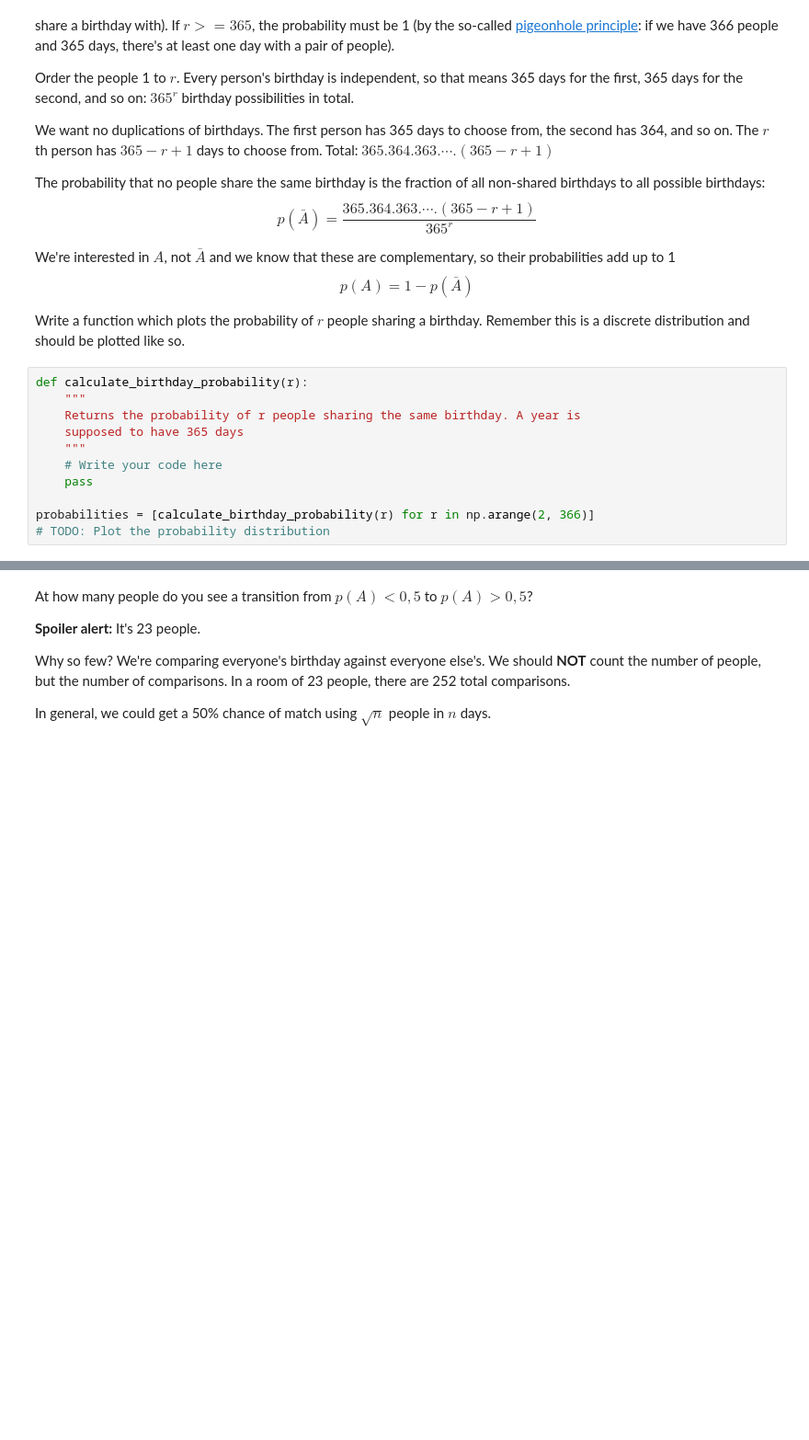
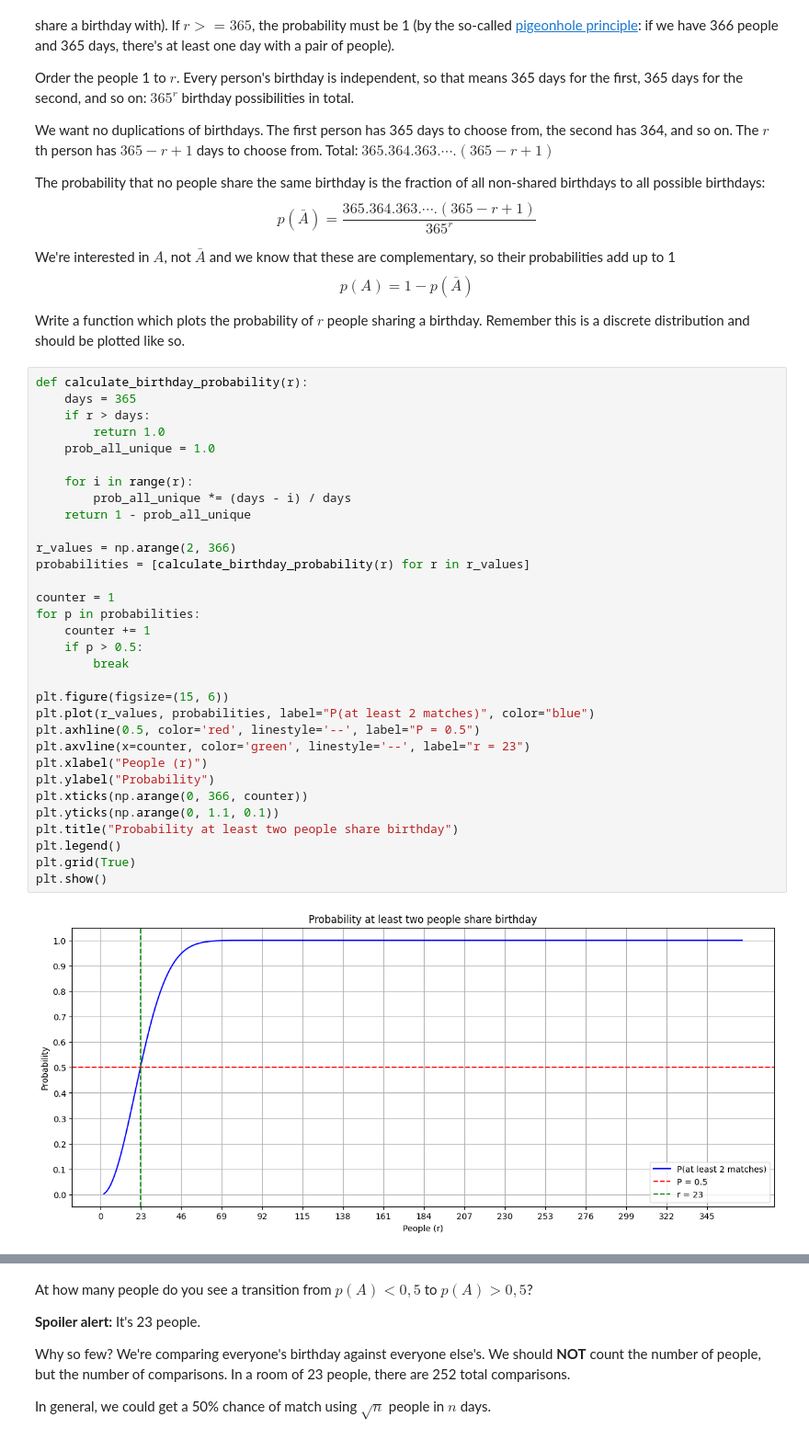
Before and after one commit to plamensve/Math-Concepts, a Jupyter notebook: 05-Probability and Combinatorics/EXERCISE/Probability and Combinatorics Exercise.ipynb, the cells around one changed output, grey strips where cells are left out. Shown at 92% size. Cells and saved outputs as stored; diff of their text form; blank space fills up the shorter version.

```diff
--- a/05-Probability and Combinatorics/EXERCISE/Probability and Combinatorics Exercise.ipynb
+++ b/05-Probability and Combinatorics/EXERCISE/Probability and Combinatorics Exercise.ipynb
@@ -182,14 +182,37 @@ We're interested in $A$, not $\bar{A}$ and we know that these are complementary,
 $$p(A) = 1 - p(\bar{A})$$
 
 Write a function which plots the probability of $r$ people sharing a birthday. Remember this is a discrete distribution and should be plotted like so.
-# %%
-def calculate_birthday_probability(r):
-    """
-    Returns the probability of r people sharing the same birthday. A year is
-    supposed to have 365 days
-    """
-    # Write your code here
-    pass
-
-probabilities = [calculate_birthday_probability(r) for r in np.arange(2, 366)]
-# TODO: Plot the probability distribution
+# %%
+def calculate_birthday_probability(r):
+    days = 365
+    if r > days:
+        return 1.0
+    prob_all_unique = 1.0
+
+    for i in range(r):
+        prob_all_unique *= (days - i) / days
+    return 1 - prob_all_unique
+
+r_values = np.arange(2, 366)
+probabilities = [calculate_birthday_probability(r) for r in r_values]
+
+counter = 1
+for p in probabilities:
+    counter += 1
+    if p > 0.5:
+        break
+
+plt.figure(figsize=(15, 6))
+plt.plot(r_values, probabilities, label="P(at least 2 matches)", color="blue")
+plt.axhline(0.5, color='red', linestyle='--', label="P = 0.5")
+plt.axvline(x=counter, color='green', linestyle='--', label="r = 23")
+plt.xlabel("People (r)")
+plt.ylabel("Probability")
+plt.xticks(np.arange(0, 366, counter))
+plt.yticks(np.arange(0, 1.1, 0.1))
+plt.title("Probability at least two people share birthday")
+plt.legend()
+plt.grid(True)
+plt.show()
+# %% [output]
+[figure, added]
```
Also changed, not shown: parts of 2 cells of this notebook.
